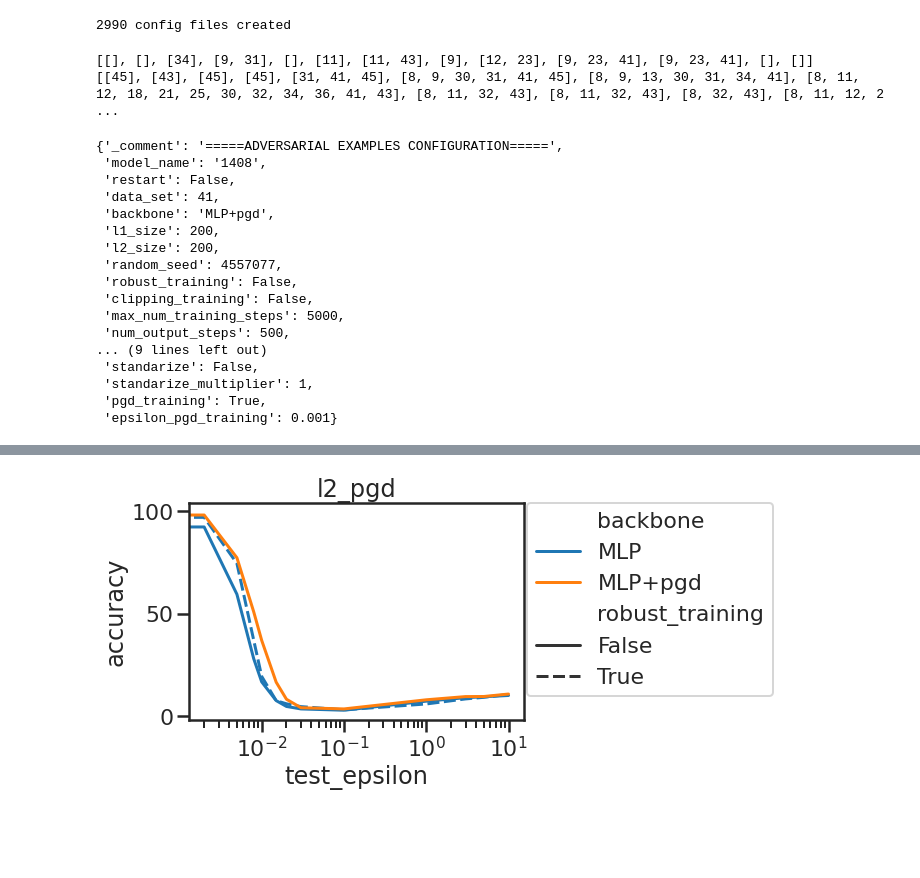
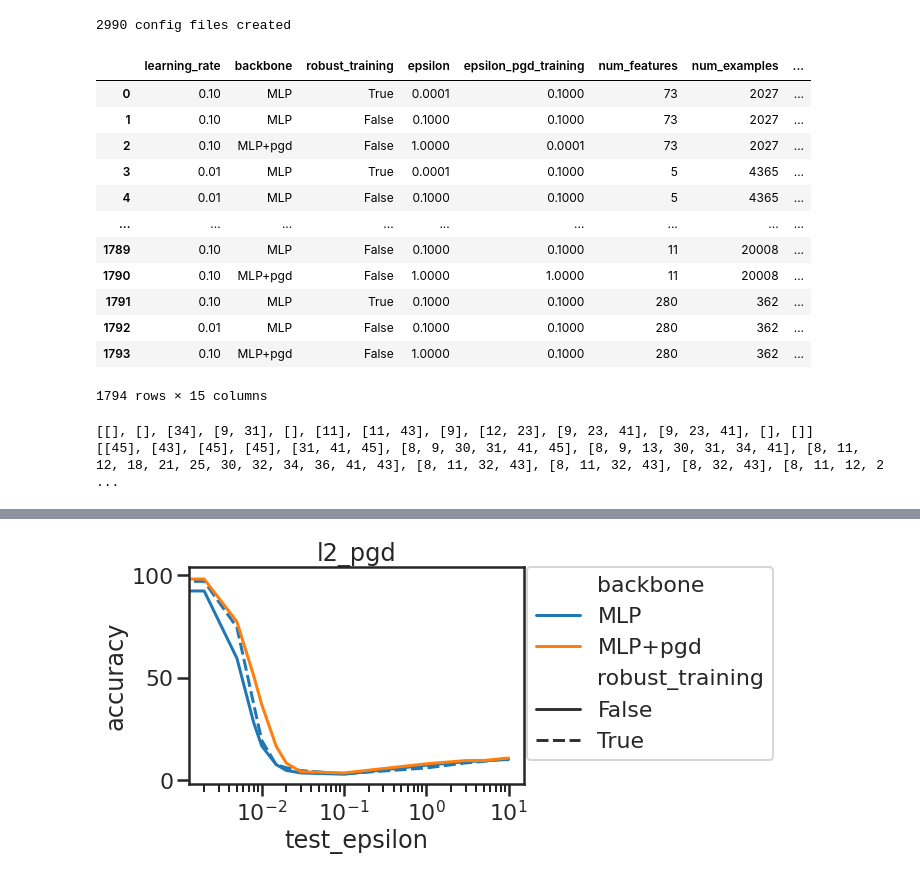
Before and after one commit to kimvc7/Robustness, a Jupyter notebook: notebooks/UCI.ipynb, the cells around one changed output, grey strips where cells are left out. Drawn from its saved outputs; the diff is of its cells as text; code cells hidden in the pictures; blank space fills up the shorter version.

```diff
--- a/notebooks/UCI.ipynb
+++ b/notebooks/UCI.ipynb
@@ -143,6 +140,22 @@ for cv_epsilon in range(13):
 df_results = pd.DataFrame.from_dict(list_entries)
 # %%
 df_results.to_csv('UCI_results.csv')
+# %%
+df_results
+# %% [output]
+|  | learning_rate | backbone | robust_training | epsilon | epsilon_pgd_training | num_features | num_examples | ... |
+| 0 | 0.10 | MLP | True | 0.0001 | 0.1000 | 73 | 2027 | ... |
+| 1 | 0.10 | MLP | False | 0.1000 | 0.1000 | 73 | 2027 | ... |
+| 2 | 0.10 | MLP+pgd | False | 1.0000 | 0.0001 | 73 | 2027 | ... |
+| 3 | 0.01 | MLP | True | 0.0001 | 0.1000 | 5 | 4365 | ... |
+| 4 | 0.01 | MLP | False | 0.1000 | 0.1000 | 5 | 4365 | ... |
+| ... | ... | ... | ... | ... | ... | ... | ... | ... |
+| 1789 | 0.10 | MLP | False | 0.1000 | 0.1000 | 11 | 20008 | ... |
+| 1790 | 0.10 | MLP+pgd | False | 1.0000 | 1.0000 | 11 | 20008 | ... |
+| 1791 | 0.10 | MLP | True | 0.1000 | 0.1000 | 280 | 362 | ... |
+| 1792 | 0.01 | MLP | False | 0.1000 | 0.1000 | 280 | 362 | ... |
+| 1793 | 0.10 | MLP+pgd | False | 1.0000 | 0.1000 | 280 | 362 | ... |
+1794 rows × 15 columns
 # %%
 df_final = df_results.groupby(['backbone', 'robust_training', 'dataset','test_epsilon']).mean().reset_index()
 
@@ -168,22 +185,33 @@ win_robust = list(df_final[(df_final.backbone=='MLP') & (df_final.robust_trainin
 [[], [], [34], [9, 31], [], [11], [11, 43], [9], [12, 23], [9, 23, 41], [9, 23, 41], [], []]
 [[45], [43], [45], [45], [31, 41, 45], [8, 9, 30, 31, 41, 45], [8, 9, 13, 30, 31, 34, 41], [8, 11, 12, 18, 21, 25, 30, 32, 34, 36, 41, 43], [8, 11, 32, 43], [8, 11, 32, 43], [8, 32, 43], [8, 11, 12, 2 ...
 # %%
-experiment_list[1408]
+
+win_pgd = []
+win_robust = []
+
+df_final = df_results.groupby(['backbone', 'robust_training', 'dataset','test_epsilon']).mean().reset_index()
+
+df_final["winner"] = False
+df_final["tie"] = False
+df_final["accuracy_normal"] = 0
+for attack in [name_attacks[0]]:
+    list(set(df_final.test_epsilon))
+    for cv_epsilon in list(set(df_final.test_epsilon)):
+        for idx_dd in range(0,46):
+            xx = df_final[(df_final.dataset == idx_dd)&(df_final.test_epsilon==cv_epsilon)]
+            df_final.loc[(df_final.dataset == idx_dd)&(df_final.test_epsilon==cv_epsilon),
+                         "accuracy_normal"] = xx.accuracy / xx.accuracy.max()
+            winners = df_final[ (df_final.dataset == idx_dd)&(df_final.test_epsilon==cv_epsilon)
+                               & (df_final.accuracy_normal >= 0.95)]
+            if len(winners)==1:
+                df_final.loc[(df_final.dataset == idx_dd)&(df_final.test_epsilon==cv_epsilon) & (df_final.accuracy_normal==1), "winner"] = True
+            else:
+                df_final.loc[(df_final.dataset == idx_dd)&(df_final.test_epsilon==cv_epsilon) & (df_final.accuracy_normal >=  0.95), "tie"] = True
+
+        win_pgd.append(list(df_final[(df_final.backbone=='MLP+pgd') & (df_final.robust_training == False)&(df_final.test_epsilon==cv_epsilon)
+                                     & (df_final.winner)].dataset))
+        win_robust.append(list(df_final[(df_final.backbone=='MLP') & (df_final.robust_training == True)&(df_final.test_epsilon==cv_epsilon)
+                                        & (df_final.winner)].dataset))
+
+#winner_pgd_list.append(win_pgd)
+#winner_robust_list.append(win_robust)
-# %% [output]
-{'_comment': '=====ADVERSARIAL EXAMPLES CONFIGURATION=====',
- 'model_name': '1408',
- 'restart': False,
- 'data_set': 41,
- 'backbone': 'MLP+pgd',
- 'l1_size': 200,
- 'l2_size': 200,
- 'random_seed': 4557077,
- 'robust_training': False,
- 'clipping_training': False,
- 'max_num_training_steps': 5000,
- 'num_output_steps': 500,
-... (9 lines left out)
- 'standarize': False,
- 'standarize_multiplier': 1,
- 'pgd_training': True,
- 'epsilon_pgd_training': 0.001}
```
Also changed, not shown: parts of 6 cells of this notebook, 12 other files.
